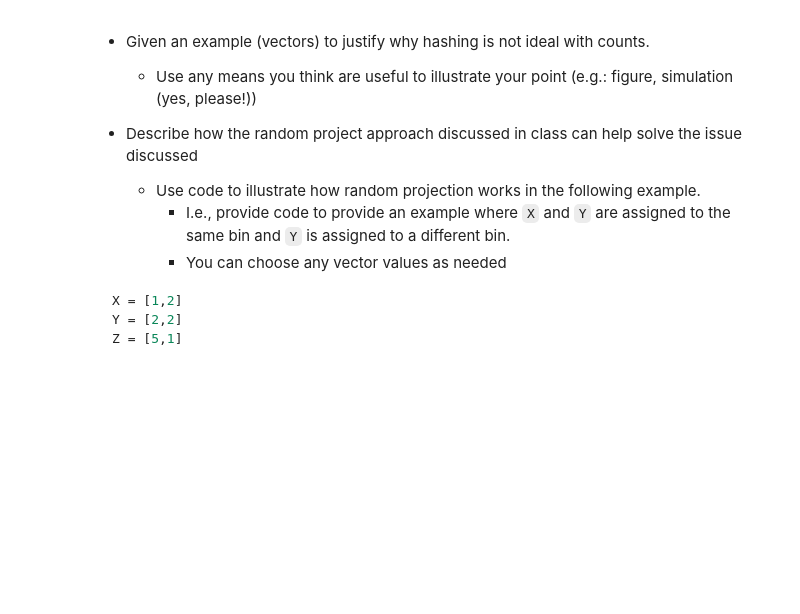
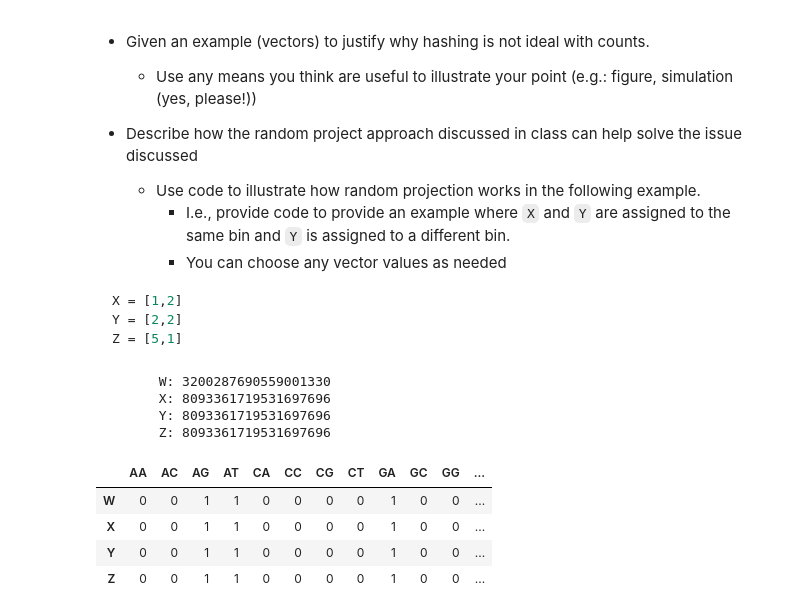
Before and after one commit to ICS-CLASSROOM/assignment-1-yiwenc22, a Jupyter notebook: Assignment 1.ipynb, the cells around one changed output. Drawn from its saved outputs; the diff is of its cells as text; code cells hidden in the pictures; blank space fills up the shorter version.

````diff
--- a/Assignment 1.ipynb
+++ b/Assignment 1.ipynb
@@ -577,3 +577,27 @@ X = [1,2]
 Y = [2,2]
 Z = [5,1]
 ```
+# %%
+W = "ATATATTTAGATATAGA"
+X = "TATATATAGAGATAGAGA"
+Y = "TATATATATATATATAGA"
+Z = "TATATATATATAGAGATA"
+
+
+print(f"\tW: {hash(tuple(get_kmer(W, k=2)))}")
+print(f"\tX: {hash(tuple(get_kmer(X, k=2)))}")
+print(f"\tY: {hash(tuple(get_kmer(Y, k=2)))}")
+print(f"\tZ: {hash(tuple(get_kmer(Z, k=2)))}")
+
+counts_dict = {"W": get_kmer(W, k=2), "X": get_kmer(X, k=2), "Y": get_kmer(Y, k=2), "Z": get_kmer(Z, k=2)}
+pretty_print_counts(counts_dict)
+# %% [output]
+        W: 3200287690559001330
+        X: 8093361719531697696
+        Y: 8093361719531697696
+        Z: 8093361719531697696
+|  | AA | AC | AG | AT | CA | CC | CG | CT | GA | GC | GG | ... |
+| W | 0 | 0 | 1 | 1 | 0 | 0 | 0 | 0 | 1 | 0 | 0 | ... |
+| X | 0 | 0 | 1 | 1 | 0 | 0 | 0 | 0 | 1 | 0 | 0 | ... |
+| Y | 0 | 0 | 1 | 1 | 0 | 0 | 0 | 0 | 1 | 0 | 0 | ... |
+| Z | 0 | 0 | 1 | 1 | 0 | 0 | 0 | 0 | 1 | 0 | 0 | ... |
````
Also changed, not shown: parts of 4 cells of this notebook.
